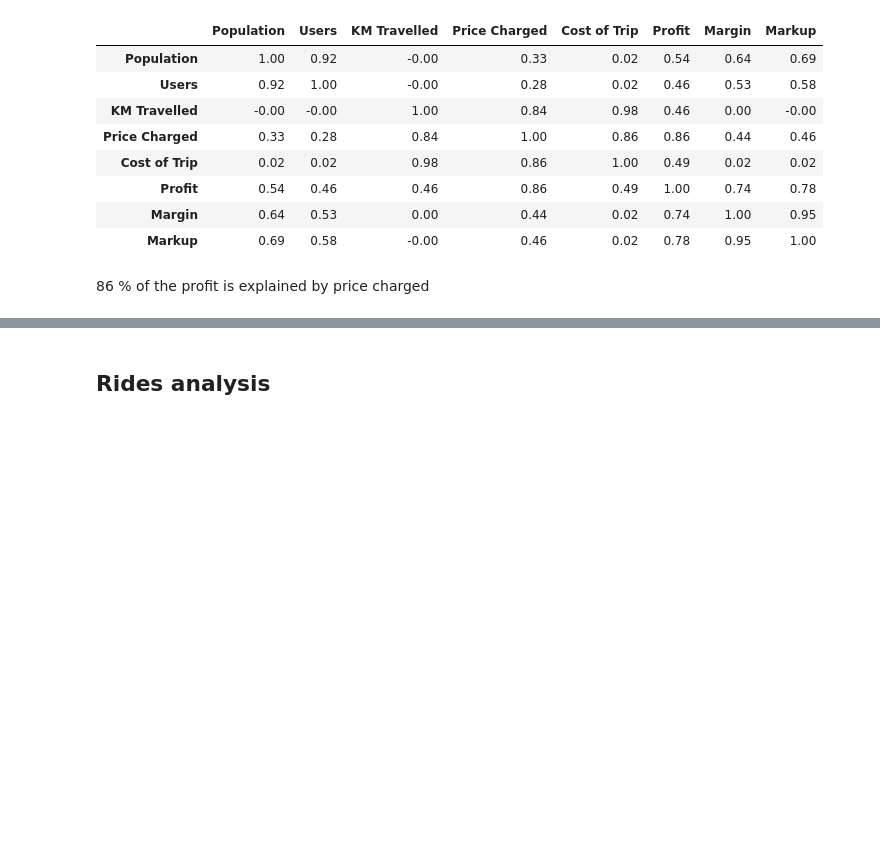
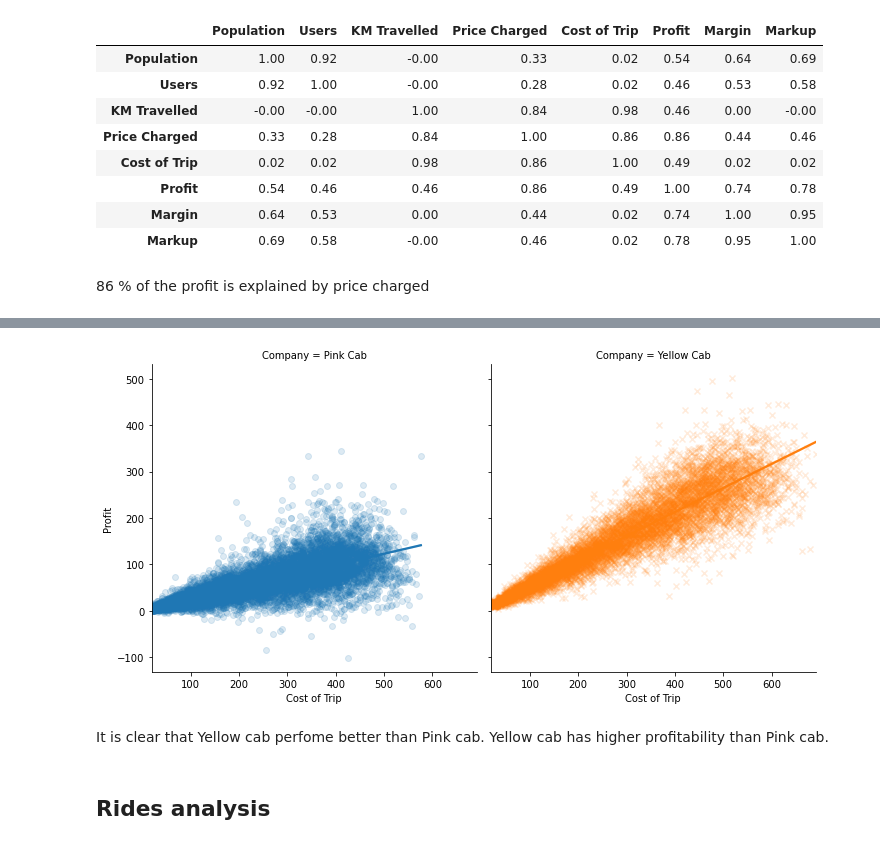
Before and after one commit to sebacastrocba/dataglacier-internship, a Jupyter notebook: G2M_DG_week2.ipynb, the cells around one changed output, grey strips where cells are left out. Saved outputs shown, nothing was run; the diff lists cells and outputs as text; code cells hidden in the pictures; blank space fills up the shorter version.

```diff
--- a/G2M_DG_week2.ipynb
+++ b/G2M_DG_week2.ipynb
@@ -603,3 +611,7 @@ corr.style.background_gradient(cmap='coolwarm').set_precision(2)
 | Markup | 0.69 | 0.58 | -0.00 | 0.46 | 0.02 | 0.78 | 0.95 | 1.00 |
 # %% [markdown]
 86 % of the profit is explained by price charged
+# %%
+profit_cost = df[['Company', 'Cost of Trip', 'Profit']]
+# %%
+profit_cost_grouped = profit_cost.groupby(['Company', 'Cost of Trip'])['Profit'].mean().reset_index()
@@ -606,3 +627,11 @@ corr.style.background_gradient(cmap='coolwarm').set_precision(2)
+# %%
+sns.lmplot(x='Cost of Trip', y='Profit', col='Company', data=profit_cost_grouped, markers=["o", "x"], hue="Company", scatter_kws = {"alpha": 0.15})
+plt.savefig('cost_profit.png')
+plt.show()
+# %% [output]
+[figure, added]
+# %% [markdown]
+It is clear that Yellow cab perfome better than Pink cab. Yellow cab has higher profitability than Pink cab.
 # %% [markdown]
 ## Rides analysis
 # %%
```
Also changed, not shown: parts of 20 cells of this notebook.
